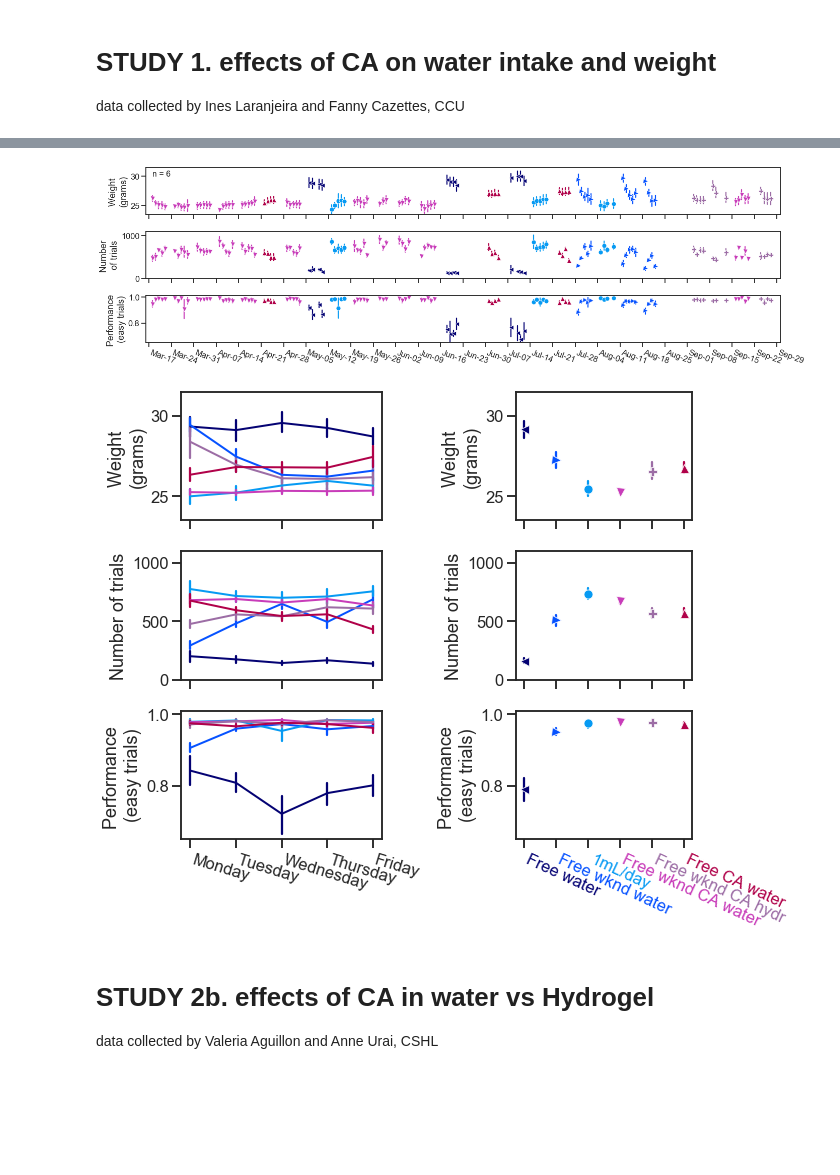
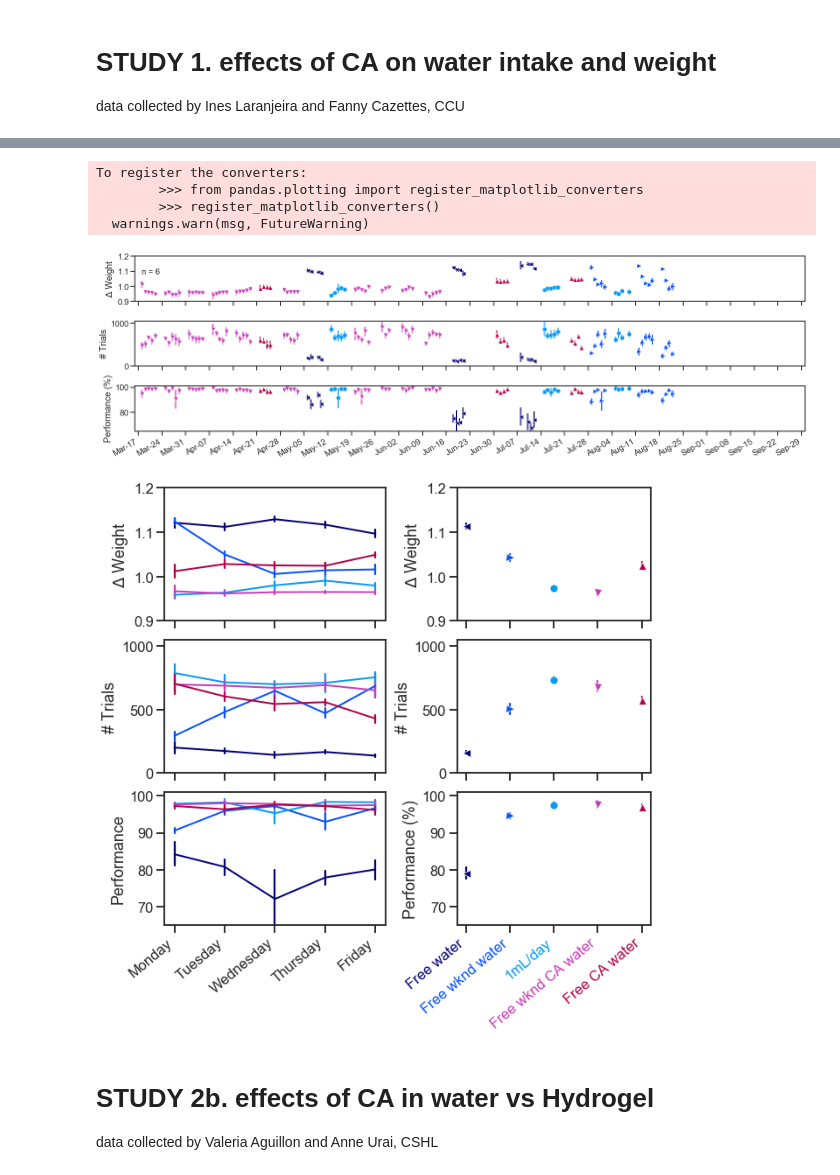
Before and after one commit to int-brain-lab/analysis, a Jupyter notebook: citricacid/citricacid_sfn_2019.ipynb, the cells around one changed output, grey strips where cells are left out. Drawn from its saved outputs; the diff is of its cells as text; code cells hidden in the pictures; blank space fills up the shorter version.

Commit message:
cleaned up figures 1 and 2

```diff
--- a/citricacid/citricacid_sfn_2019.ipynb
+++ b/citricacid/citricacid_sfn_2019.ipynb
@@ -297,23 +335,23 @@ def fix_date_axis(ax):
 
 f, ax = plt.subplots(ncols=1, nrows=3,
                      gridspec_kw=dict(height_ratios=[1,1,1]), figsize=(20, 6))
-ylims_weight = [23.5, 31.5]
-ylims_ntrials = [0, 1100]
-ylims_performance = [0.65, 1.01]
+ylims_weight = [0.9, 1.2]
+ylims_ntrials = [0, 1050]
+ylims_performance = [65, 101]
 xlims = [df.session_date.min()-timedelta(days=2), df.session_date.max()+timedelta(days=3)]
 
 sns.lineplot(x="session_date", y="avg_weight", err_style='bars', ci=68, hue="condition", style='condition', markers=marker_mapping,
              linewidth=0, data=df, ax=ax[0], legend=False, hue_order=condition_order, palette=palette)
-ax[0].set(ylabel="Weight \n(grams)", ylim=ylims_weight, xlabel="", xlim=xlims)
+ax[0].set(ylabel="$\Delta$ Weight", ylim=ylims_weight, xlabel="", xlim=xlims)
 ax[0].tick_params(labelbottom=False)
-ax[0].text(df.session_date.min(), 30, 'n = 6', {'color':'k', 'fontsize':16})
+ax[0].text(df.session_date.min(), ylims_weight[1]*0.9, 'n = 6', {'color':'k', 'fontsize':16})
 sns.lineplot(x="session_date", y="n_trials", err_style='bars', ci=68, hue="condition", style='condition', markers=marker_mapping,
              linewidth=0, data=df, ax=ax[1], legend=False, hue_order=condition_order, palette=palette)
-ax[1].set(ylabel="Number \nof trials", xlabel="", ylim=ylims_ntrials, xlim=xlims)
+ax[1].set(ylabel="# Trials", xlabel="", ylim=ylims_ntrials, xlim=xlims)
 ax[1].tick_params(labelbottom=False)
 sns.lineplot(x="session_date", y="performance_easy", err_style='bars', ci=68, hue="condition",style='condition', markers=marker_mapping,
              linewidth=0, data=df, ax=ax[2], legend=False, hue_order=condition_order, palette=palette)
-ax[2].set(ylabel="Performance \n(easy trials)", xlabel="", ylim=ylims_performance, xlim=xlims)
+ax[2].set(ylabel="Performance (%)", xlabel="", ylim=ylims_performance, xlim=xlims)
 
 # set grid to show Mondays
 fix_date_axis(ax[0])
@@ -325,64 +363,78 @@ f.tight_layout()
 f.savefig(os.path.join(figpath, "citricacid_study2a.pdf"))
 f.savefig(os.path.join(figpath, "citricacid_study2a.png"), dpi=300)
 # %% [output]
+To register the converters:
+        >>> from pandas.plotting import register_matplotlib_converters
+        >>> register_matplotlib_converters()
+  warnings.warn(msg, FutureWarning)
-[figure, old version]
+[figure, new version]
 # %%
 
 f, ax = plt.subplots(ncols=2, nrows=3,
-                     gridspec_kw=dict(width_ratios=[0.8, 0.7], height_ratios=[1,1,1]), figsize=(10, 8))
+                     gridspec_kw=dict(width_ratios=[0.8, 0.7], height_ratios=[1,1,1]), figsize=(9, 9))
 
 ## SECOND COLUMN
 sns.lineplot(x="weekday", y="avg_weight", err_style='bars', ci=68, hue="condition",
-             linewidth=2, data=df, ax=ax[0,0], legend=False, hue_order=condition_order, palette=palette)
-ax[0,0].set(ylabel="Weight \n(grams)", ylim=ylims_weight, xlabel="")
+             linewidth=2,
+             data=df.groupby(['subject_nickname', 'weekday', 'condition'])['avg_weight'].mean().reset_index(),
+             ax=ax[0,0], legend=False, hue_order=condition_order, palette=palette)
+ax[0,0].set(ylabel="$\Delta$ Weight", ylim=ylims_weight, xlabel="")
 ax[0,0].tick_params(labelbottom=False)
 sns.lineplot(x="weekday", y="n_trials", err_style='bars', ci=68, hue="condition",
-             linewidth=2, data=df, ax=ax[1,0], legend=False, hue_order=condition_order, palette=palette)
-ax[1,0].set(ylabel="Number of trials", ylim=ylims_ntrials, xlabel="")
+             linewidth=2, data=df.groupby(['subject_nickname', 'weekday', 'condition'])['n_trials'].mean().reset_index(),
+             ax=ax[1,0], legend=False, hue_order=condition_order, palette=palette)
+ax[1,0].set(ylabel="# Trials", ylim=ylims_ntrials, xlabel="")
 ax[1,0].tick_params(labelbottom=False)
 sns.lineplot(x="weekday", y="performance_easy", err_style='bars', ci=68, hue="condition",
-             linewidth=2, data=df, ax=ax[2,0], legend=False, hue_order=condition_order, palette=palette)
-ax[2,0].set(ylabel="Performance \n(easy trials)", xticks=[0,1,2,3,4],
+             linewidth=2, data=df.groupby(['subject_nickname', 'weekday', 'condition'])['performance_easy'].mean().reset_index(),
+             ax=ax[2,0], legend=False, hue_order=condition_order, palette=palette)
+ax[2,0].set(ylabel="Performance", xticks=[0,1,2,3,4],
           xticklabels=['Monday', 'Tuesday', 'Wednesday', 'Thursday', 'Friday'], xlabel="", ylim=ylims_performance)
 
 for item in ax[2,0].get_xticklabels():
-    item.set_rotation(-17)
-    item.set(ha='left')
+    item.set_rotation(40)
+    item.set(ha='right')
 
 
 ## Third columns
 sns.lineplot(x="condition", y="avg_weight", err_style='bars', style='condition', markers=marker_mapping,
-             ci=95, linewidth=2, hue_order=condition_order, palette=palette, hue="condition", data=df, ax=ax[0,1])
+             ci=68, linewidth=2, hue_order=condition_order, palette=palette, hue="condition",
+             data=df.groupby(['subject_nickname', 'condition'])['avg_weight'].mean().reset_index(),
+             ax=ax[0,1])
 #sns.boxplot(x="condition", y="avg_weight", order=condition_order,data=df, fliersize=0, ax=ax[0,2], boxprops={'facecolor':'None'}, width=.3)
-ax[0,1].set(ylabel="Weight \n(grams)", xlabel="", ylim=ylims_weight)
+ax[0,1].set(ylabel="$\Delta$ Weight", xlabel="", ylim=ylims_weight)
 ax[0,1].get_legend().remove()
 ax[0,1].tick_params(labelbottom=False)
 
 sns.lineplot(x="condition", y="n_trials", err_style='bars', style='condition', markers=marker_mapping,
-             ci=95, linewidth=2, hue_order=condition_order, palette=palette, hue="condition", data=df, ax=ax[1,1])
+             ci=68, linewidth=2, hue_order=condition_order, palette=palette, hue="condition",
+             data=df.groupby(['subject_nickname', 'condition'])['n_trials'].mean().reset_index(),
+             ax=ax[1,1])
 #sns.boxplot(x="condition", y="n_trials", order=condition_order, data=df, fliersize=0, ax=ax[1,2], boxprops={'facecolor':'None'}, width=.3)
-ax[1,1].set(ylabel="Number of trials", xlabel="", ylim=ylims_ntrials)
+ax[1,1].set(ylabel="# Trials", xlabel="", ylim=ylims_ntrials)
 ax[1,1].get_legend().remove()
 ax[1,1].tick_params(labelbottom=False)
 sns.lineplot(x="condition", y="performance_easy", err_style='bars', style='condition', markers=marker_mapping,
-             ci=95, linewidth=2, hue_order=condition_order, palette=palette, hue="condition", data=df, ax=ax[2,1])
+             ci=68, linewidth=2, hue_order=condition_order, palette=palette, hue="condition",
+             data=df.groupby(['subject_nickname', 'condition'])['performance_easy'].mean().reset_index(),
+             ax=ax[2,1])
 #sns.lineplot(x="condition", y="performance_easy", order=condition_order, data=df, fliersize=0, ax=ax[2,2], boxprops={'facecolor':'None'}, width=.3)
-ax[2,1].set(ylabel="Performance \n(easy trials)", xlabel="", ylim=ylims_performance)
+ax[2,1].set(ylabel="Performance (%)", xlabel="", ylim=ylims_performance)
 ax[2,1].get_legend().remove()
 ax[2,1].set_xticklabels(condition_names)
 
 for ticklabel, tickcolor in zip(ax[2,1].get_xticklabels(), palette):
     ticklabel.set_color(tickcolor)
-    ticklabel.set_rotation(-25)
-    ticklabel.set(ha='left')
+    ticklabel.set_rotation(40)
+    ticklabel.set(ha='right')
 
 # SAVE
 f.tight_layout()
 f.savefig(os.path.join(figpath, "citricacid_study2b.pdf"))
 f.savefig(os.path.join(figpath, "citricacid_study2b.eps"))
 f.savefig(os.path.join(figpath, "citricacid_study2b.png"), dpi=300)
 # %% [output]
-[figure, old version]
+[figure, new version]
 # %% [markdown]
 # STUDY 2b. effects of CA in water vs Hydrogel
 data collected by Valeria Aguillon and Anne Urai, CSHL
```
Also changed, not shown: parts of 9 cells of this notebook, 1 other file.
